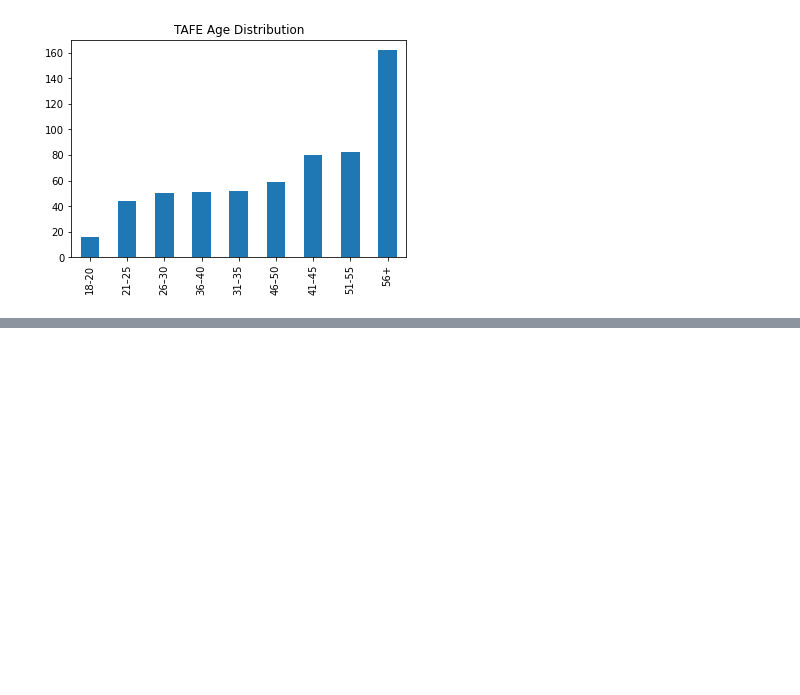
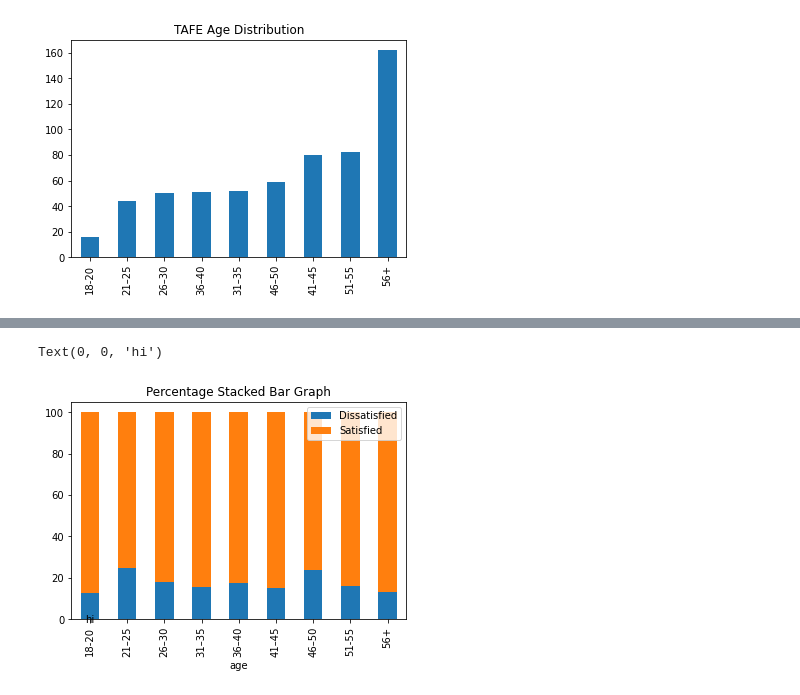
Before and after one commit to jholidayscott/employee_exit_survey, a Jupyter notebook: employee_exit_survey_age.ipynb, the cells around one changed output, grey strips where cells are left out. Cells and saved outputs as stored; diff of their text form; code cells hidden in the pictures; blank space fills up the shorter version.

```diff
--- a/employee_exit_survey_age.ipynb
+++ b/employee_exit_survey_age.ipynb
@@ -184,0 +120,12 @@ plt.show()
+# %%
+# Rename some columns and make it easier to work with.
+new_cols = {
+    'cf_dept_or_job_dissatisfaction':'Dissatisfied',
+    'All':'Total',
+    'Satisfied or Other':'Satisfied'
+}
+
+pv_tafe.rename(new_cols, axis=1, inplace=True)
+pv_dete.rename(new_cols, axis=1, inplace=True)
+print(pv_tafe)
+print(pv_dete)
@@ -184,0 +150,19 @@ plt.show()
+# %%
+# Percentage conversion function for TAFE
+def tafe_perc(item):
+    div = item/pv_tafe['Total']
+    return div*100
+
+# Percentage conversion function for DETE
+def dete_perc(item):
+    div = item/pv_dete['Total']
+    return div*100
+
+# Apply the conversion and make a new DataFrame
+columns = ['Dissatisfied','Satisfied']
+
+pv_tafe_perc = pv_tafe[columns].apply(tafe_perc)
+print(pv_tafe_perc)
+
+pv_dete_perc = pv_dete[columns].apply(dete_perc)
+print(pv_dete_perc)
@@ -184,0 +187,6 @@ plt.show()
+# %%
+# Quick exploratory Plot
+pv_tafe_perc.plot(kind='bar', stacked=True, title = 'Percentage Stacked Bar Graph', mark_right = True)
+# %% [output]
+Text(0, 0, 'hi')
+[figure, added]
```
Also changed, not shown: parts of 19 cells of this notebook, 2 other files.
